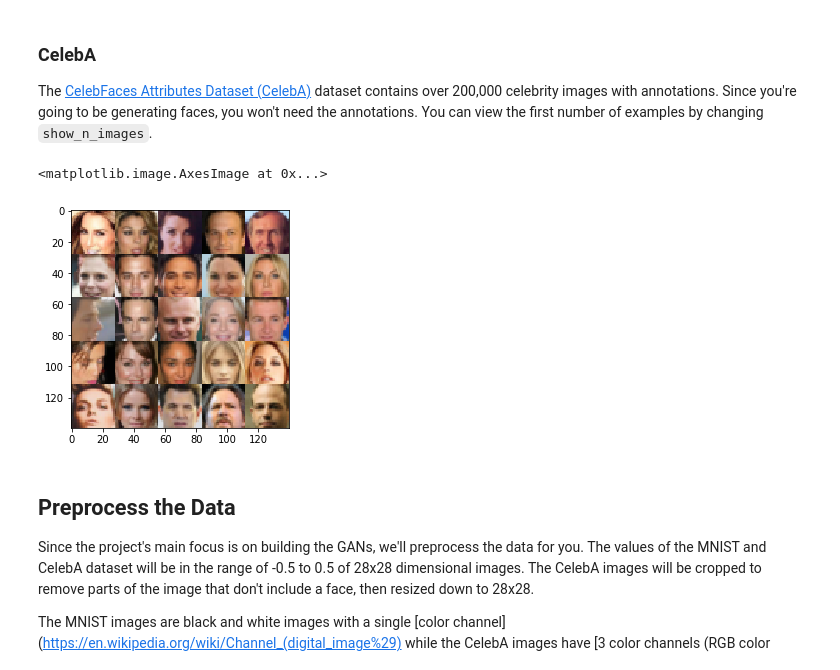
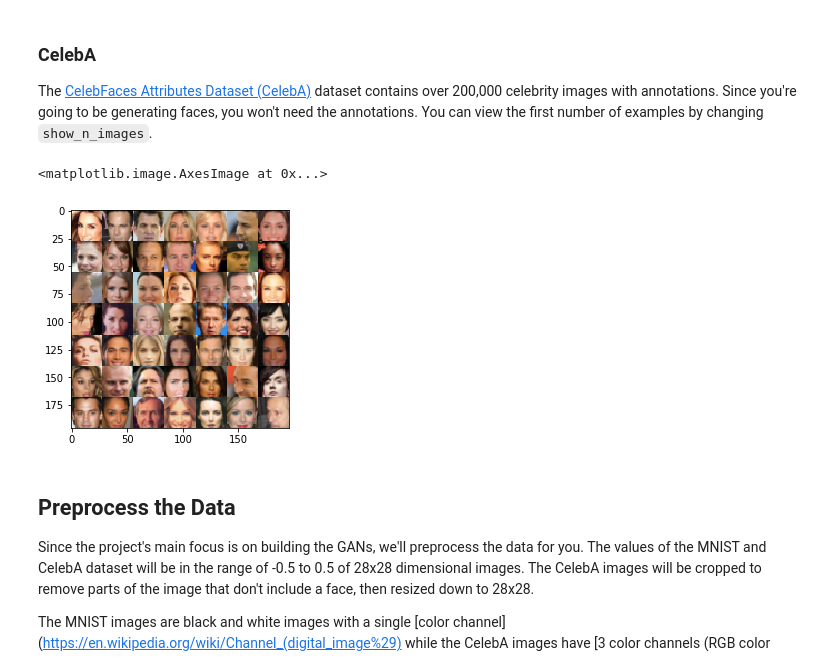
Before and after one commit to AdmcCarthy/Face_generation_GAN, a Jupyter notebook: dlnd_face_generation.ipynb, the cells around one changed output. Cells and saved outputs as stored; diff of their text form; code cells hidden in the pictures.

```diff
--- a/dlnd_face_generation.ipynb
+++ b/dlnd_face_generation.ipynb
@@ -50,16 +50,16 @@ pyplot.imshow(helper.images_square_grid(mnist_images, 'L'), cmap='gray')
 ### CelebA
 The [CelebFaces Attributes Dataset (CelebA)](http://mmlab.ie.cuhk.edu.hk/projects/CelebA.html) dataset contains over 200,000 celebrity images with annotations.  Since you're going to be generating faces, you won't need the annotations.  You can view the first number of examples by changing `show_n_images`.
 # %%
-show_n_images = 25
+show_n_images = 50
 
 """
 DON'T MODIFY ANYTHING IN THIS CELL
 """
 mnist_images = helper.get_batch(glob(os.path.join(data_dir, 'img_align_celeba/*.jpg'))[:show_n_images], 28, 28, 'RGB')
 pyplot.imshow(helper.images_square_grid(mnist_images, 'RGB'))
 # %% [output]
 <matplotlib.image.AxesImage at 0x...>
-[figure, old version]
+[figure, new version]
 # %% [markdown]
 ## Preprocess the Data
 Since the project's main focus is on building the GANs, we'll preprocess the data for you.  The values of the MNIST and CelebA dataset will be in the range of -0.5 to 0.5 of 28x28 dimensional images.  The CelebA images will be cropped to remove parts of the image that don't include a face, then resized down to 28x28.
```
Also changed, not shown: parts of 5 cells of this notebook.
